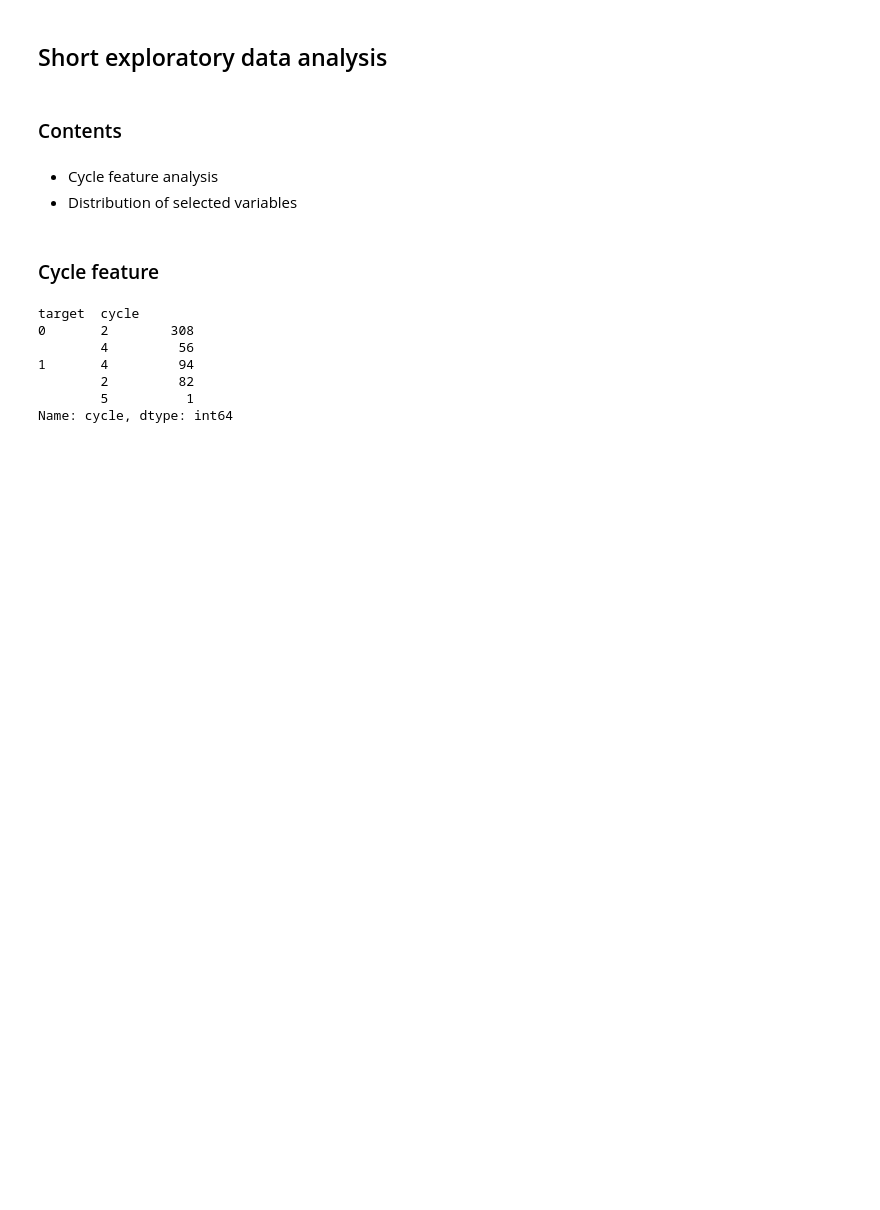
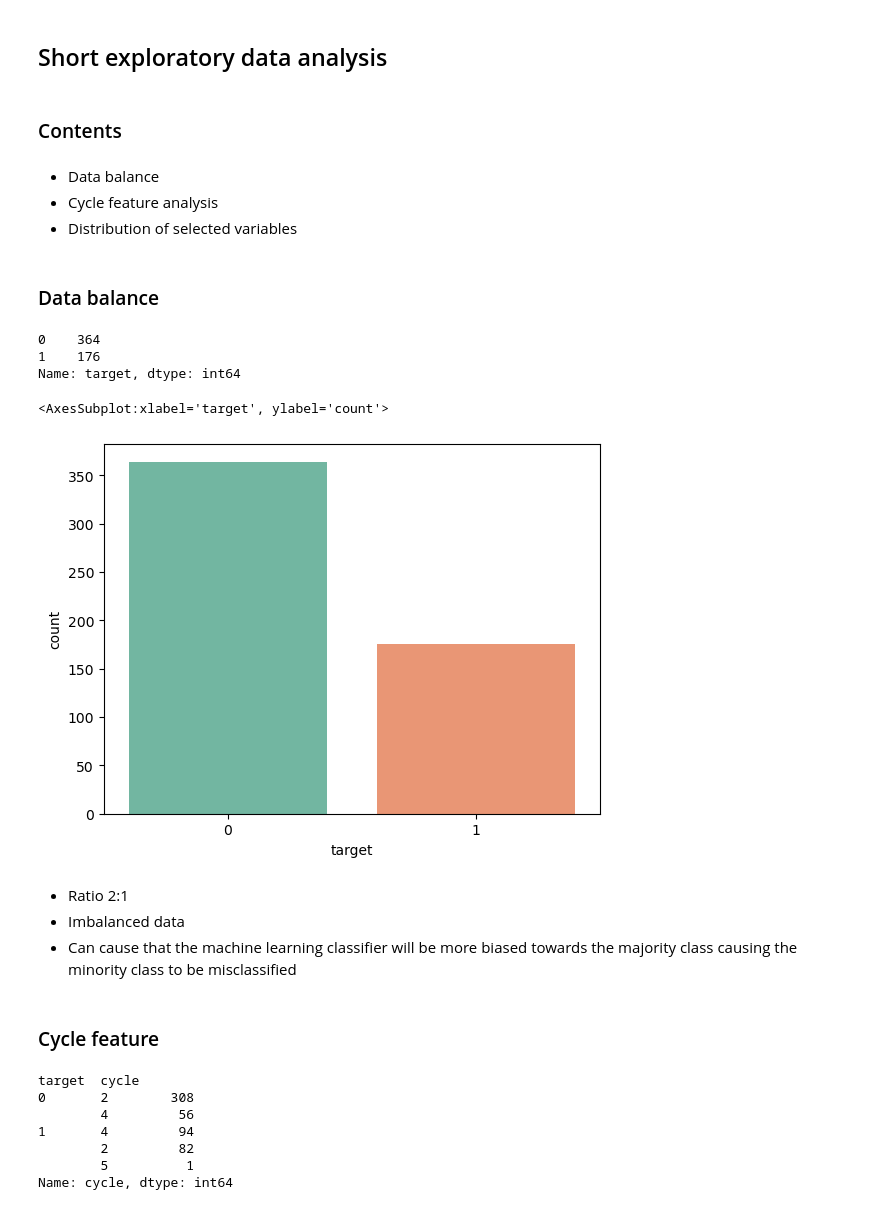
Before and after one commit to karolror/pcos, a Jupyter notebook: pcos_analysis.ipynb, the cells around one changed output. Saved outputs shown, nothing was run; the diff lists cells and outputs as text; code cells hidden in the pictures; blank space fills up the shorter version.

Commit message:
Add a data balance check

```diff
--- a/pcos_analysis.ipynb
+++ b/pcos_analysis.ipynb
@@ -230,6 +230,7 @@ Name: target, dtype: float64
 # %% [markdown]
 ### Contents
 # %% [markdown]
+- Data balance
 - Cycle feature analysis
 - Distribution of selected variables
 # %%
@@ -248,3 +251,20 @@ HTML("""
+# %% [markdown]
+### Data balance
+# %%
+(pcos['target'].value_counts())
+# %% [output]
+0    364
+1    176
+Name: target, dtype: int64
+# %%
+sns.countplot(x='target', data=pcos)
+# %% [output]
+<AxesSubplot:xlabel='target', ylabel='count'>
+[figure, added]
+# %% [markdown]
+- Ratio 2:1
+- Imbalanced data
+- Can cause that the machine learning classifier will be more biased towards the majority class causing the minority class to be misclassified
 # %% [markdown]
 ### Cycle feature
 # %%
```
Also changed, not shown: parts of 7 cells of this notebook.
